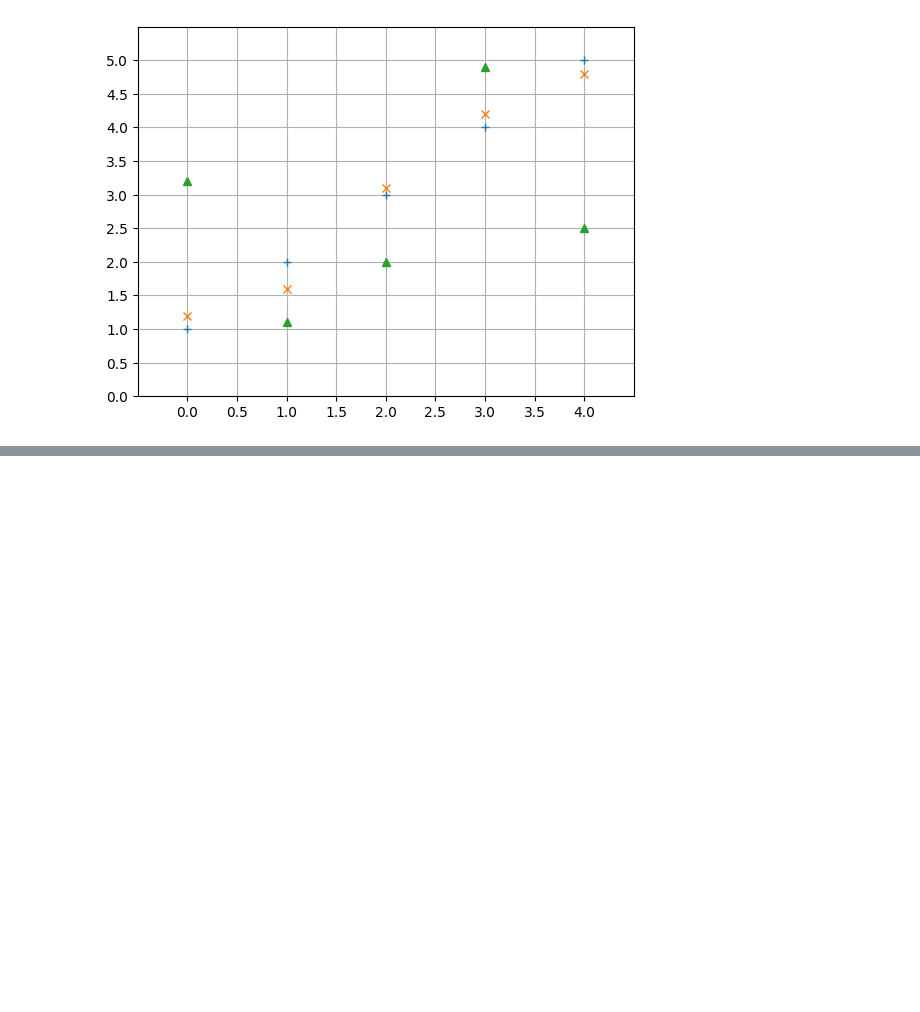
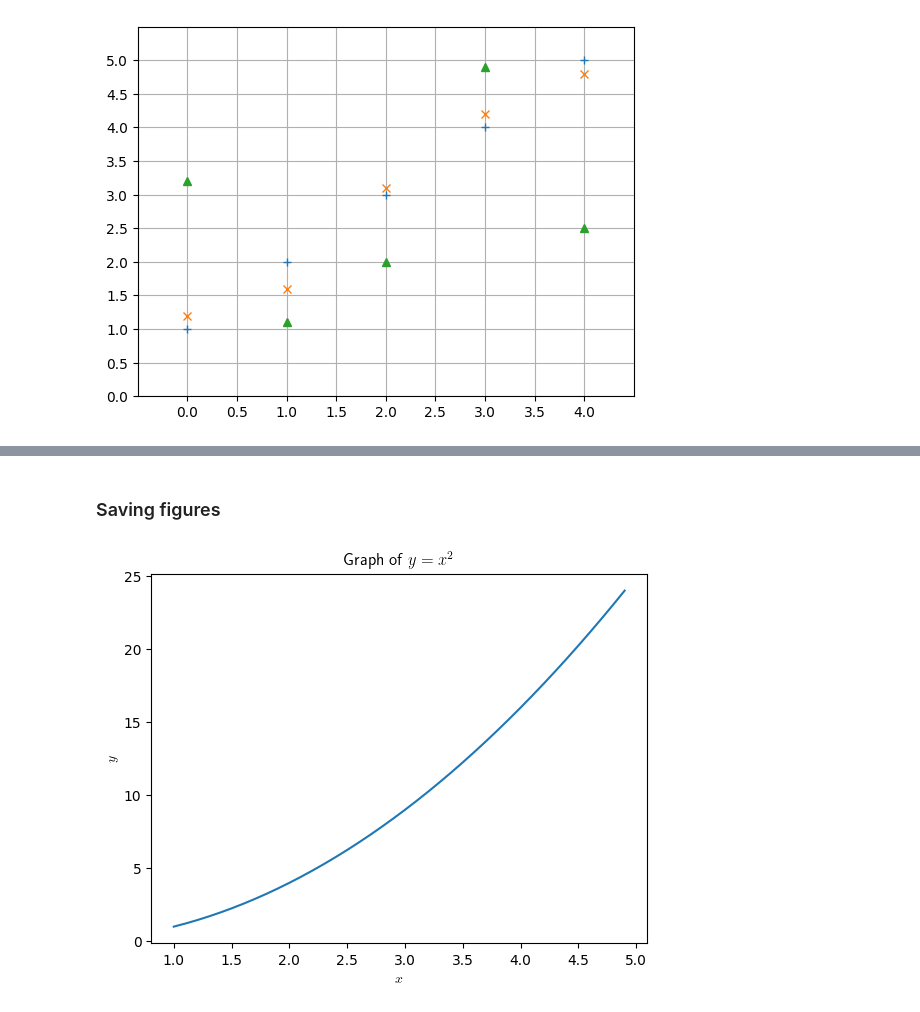
Before and after one commit to claudym/applying_math_hon, a Jupyter notebook: 02_matplotlib.ipynb, the cells around one changed output, grey strips where cells are left out. Saved outputs shown, nothing was run; the diff lists cells and outputs as text; code cells hidden in the pictures; blank space fills up the shorter version.

```diff
--- a/02_matplotlib.ipynb
+++ b/02_matplotlib.ipynb
@@ -52,0 +99,16 @@ lines = ax.plot(y1, '+', y2, 'x', y3, '^')
+# %% [markdown]
+### Saving figures
+# %%
+# Data
+x = np.arange(1, 5, 0.1)
+y = x*x
+# Create a figure, add labels...
+fig, ax = plt.subplots()
+ax.plot(x, y)
+ax.set_title('Graph of $y = x^2$', usetex=True)
+ax.set_xlabel('$x$', usetex=True)
+ax.set_ylabel('$y$', usetex=True)
+# Save file
+fig.savefig('lefig.png', dpi=300)
+# %% [output]
+[figure, added]
```
Also changed, not shown: parts of 6 cells of this notebook.
